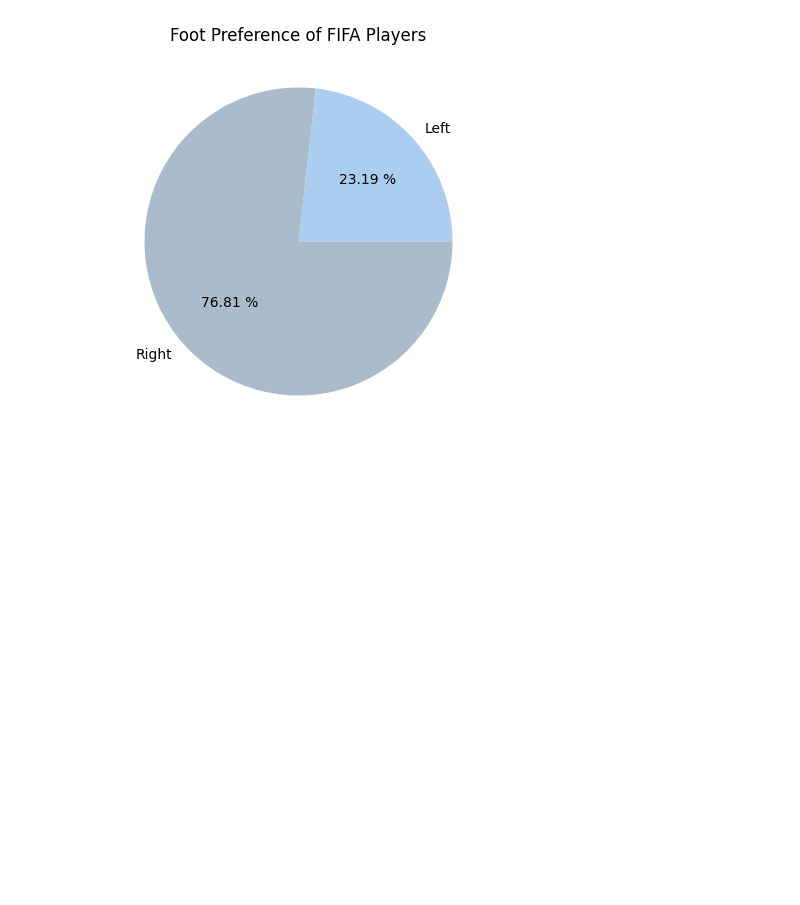
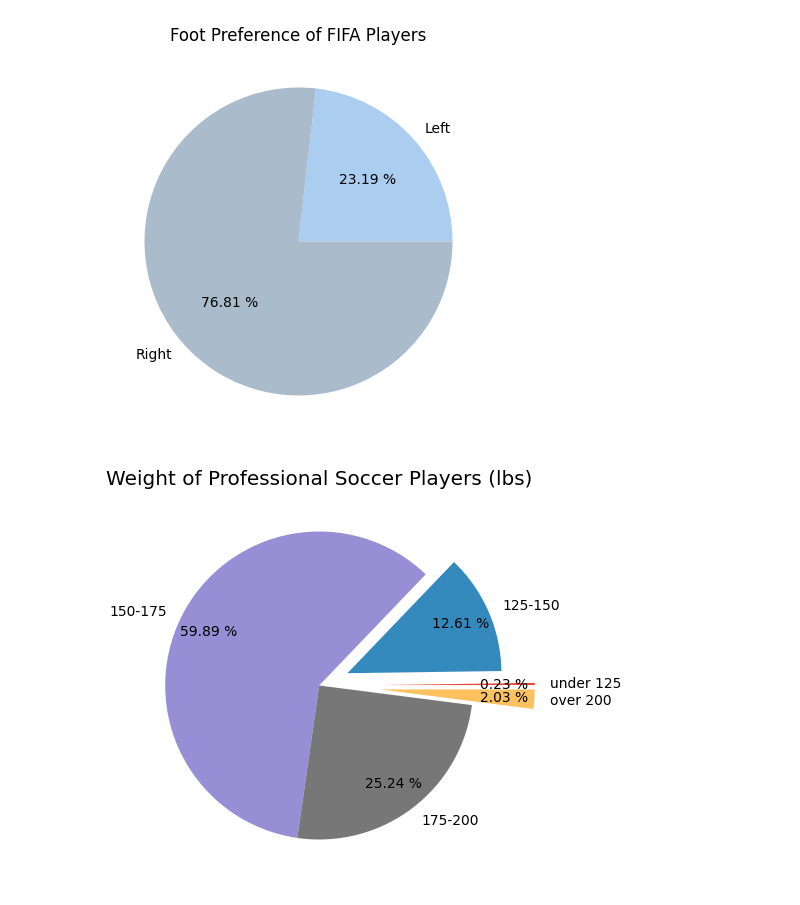
Before and after one commit to kilik42/week-1-ai-course, a Jupyter notebook: jupyter_files/week1.ipynb, the cells around one changed output. Saved outputs shown, nothing was run; the diff lists cells and outputs as text; code cells hidden in the pictures; blank space fills up the shorter version.

```diff
--- a/jupyter_files/week1.ipynb
+++ b/jupyter_files/week1.ipynb
@@ -1159,3 +1159,46 @@ plt.title('Foot Preference of FIFA Players')
 plt.show()
 # %% [output]
 [figure]
+# %%
+"""### Pie Chart #2"""
+
+# Create a new figure for the second pie chart
+plt.figure(figsize=(8, 5), dpi=100)
+
+# Apply a Matplotlib style preset (affects grid/spacing/colors, etc.)
+plt.style.use('ggplot')
+
+# Convert Weight strings like "150lbs" into integers.
+# If the value is already numeric/non-string, keep it as-is.
+fifa.Weight = [int(x.strip('lbs')) if type(x) == str else x for x in fifa.Weight]
+
+# Count players in each weight range
+light = (fifa.Weight < 125).sum() # originally I had fifa.loc[fifa.Weight < 125].count()[0] but that was counting the number of columns not rows, so I changed it to (fifa.Weight < 125).sum() which counts the number of True values in the boolean array created by the condition fifa.Weight < 125, giving us the total count of players in that weight range.
+# this code has to be changed for each weight range to count the number of players in each range, as the original code was counting columns instead of rows. The sum() method is used to count the number of True values in the boolean array created by the condition, which gives us the total count of players in that weight range.
+
+light_medium = ((fifa.Weight >= 125) & (fifa.Weight < 150)).sum()
+medium = ((fifa.Weight >= 150) & (fifa.Weight < 175)).sum()
+medium_heavy = ((fifa.Weight >= 175) & (fifa.Weight < 200)).sum()
+heavy = (fifa.Weight >= 200).sum()
+
+# Put the counts into a list (slice sizes)
+weights = [light, light_medium, medium, medium_heavy, heavy]
+
+# Labels matching the weight ranges
+label = ['under 125', '125-150', '150-175', '175-200', 'over 200']
+
+# Explode separates slices outward (to emphasize certain groups)
+explode = (.4, .2, 0, 0, .4)
+
+# Add a title
+plt.title('Weight of Professional Soccer Players (lbs)')
+
+# Draw the pie chart:
+# - pctdistance controls where percent text is placed (closer to center)
+# - autopct formats percent labels
+plt.pie(weights, labels=label, explode=explode, pctdistance=0.8, autopct='%.2f %%')
+
+# Display the pie chart
+plt.show()
+# %% [output]
+[figure, added]
```
Also changed, not shown: parts of 1 cell of this notebook.
